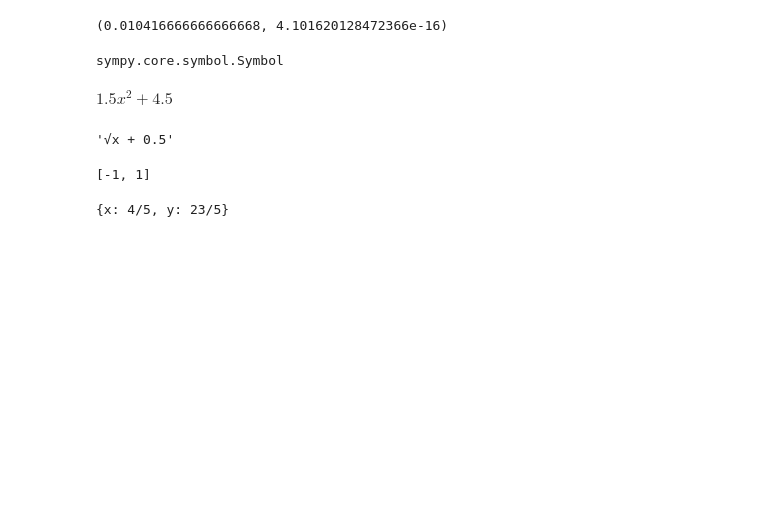
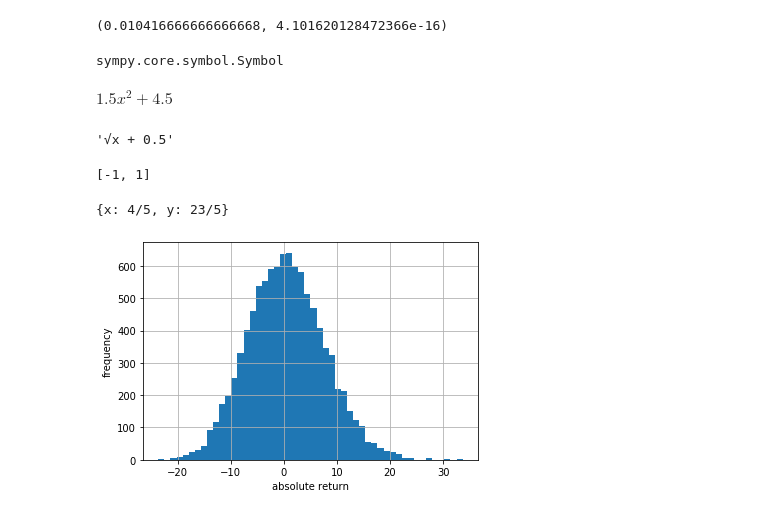
Before and after one commit to NinelieAimer/PythonLearning, a Jupyter notebook: analysisData/Math&Statistic/Math&statistic.ipynb, the cells around one changed output. Saved outputs shown, nothing was run; the diff lists cells and outputs as text; code cells hidden in the pictures; blank space fills up the shorter version.

```diff
--- a/analysisData/Math&Statistic/Math&statistic.ipynb
+++ b/analysisData/Math&Statistic/Math&statistic.ipynb
@@ -300,0 +309,16 @@ sy.solve([2*x-y+3,3*x+y-7],*[x,y])
+# %%
+S0=100
+r=0.05
+sigma=0.25
+T=30/365
+I=10000
+ST=S0*np.exp((r-0.5*sigma**2)*T
+             +sigma*np.sqrt(T)*np.random.standard_normal(I))
+# %%
+R_gbm=np.sort(ST-S0)
+plt.hist(R_gbm,bins=50)
+plt.xlabel('absolute return')
+plt.ylabel('frequency')
+plt.grid(True)
+# %% [output]
+[figure, added]
```
Also changed, not shown: parts of 32 cells of this notebook, 4 other files.
